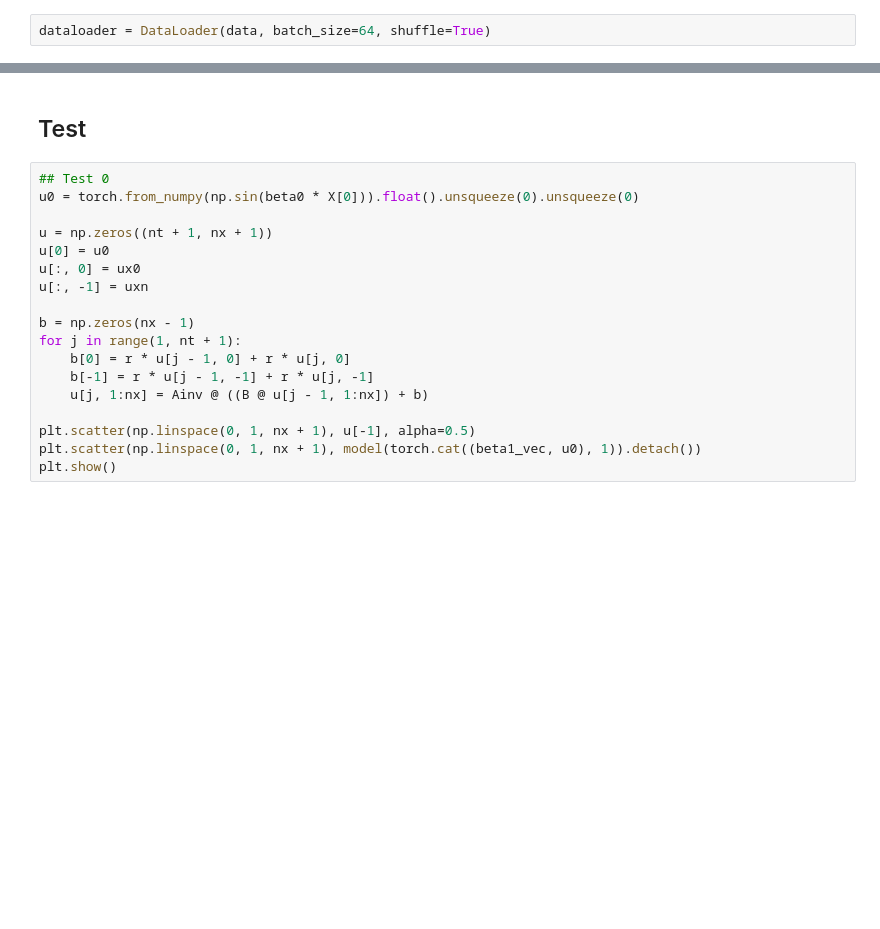
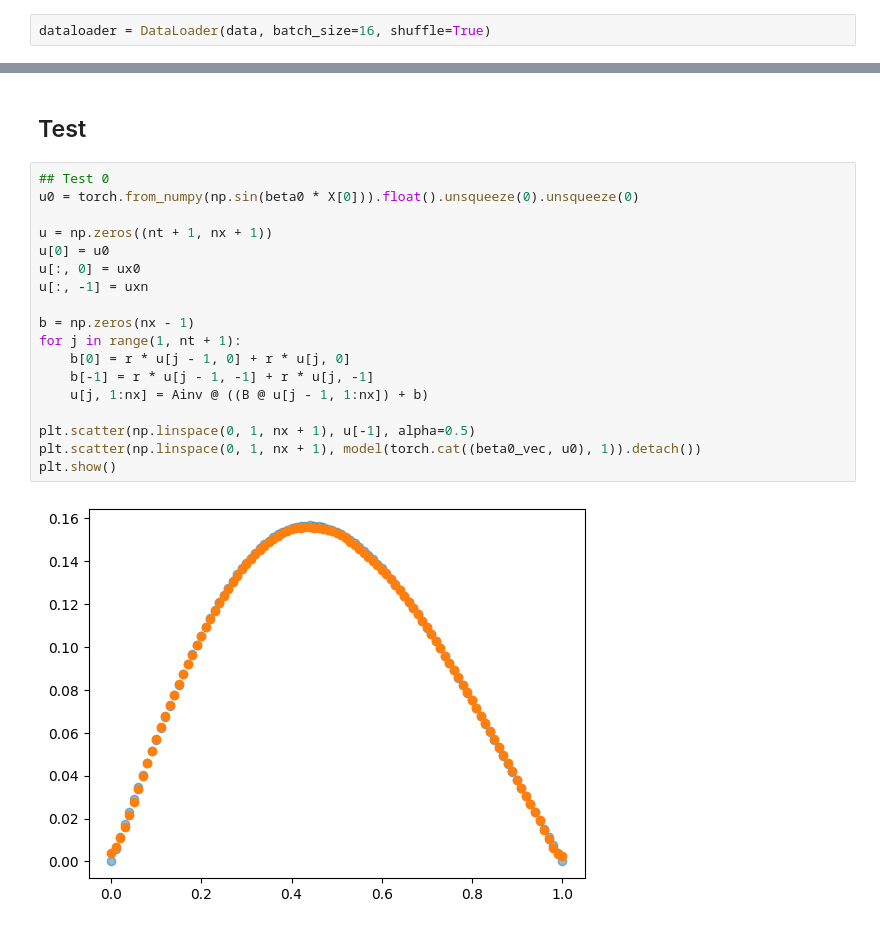
Before and after one commit to Hrrsmjd/fourier_neural_operator, a Jupyter notebook: temp/fourier_1d_heat_equation.ipynb, the cells around one changed output, grey strips where cells are left out. Saved outputs shown, nothing was run; the diff lists cells and outputs as text; blank space fills up the shorter version.

```diff
--- a/temp/fourier_1d_heat_equation.ipynb
+++ b/temp/fourier_1d_heat_equation.ipynb
@@ -137,5 +160,5 @@ data[0][0].shape
 # %%
-dataloader = DataLoader(data, batch_size=64, shuffle=True)
+dataloader = DataLoader(data, batch_size=16, shuffle=True)
 # %% [markdown]
 ## Build Network
 # %%
@@ -456,21 +510,23 @@ print("Done!")
 # %%
 ## Test 0
 u0 = torch.from_numpy(np.sin(beta0 * X[0])).float().unsqueeze(0).unsqueeze(0)
 
 u = np.zeros((nt + 1, nx + 1))
 u[0] = u0
 u[:, 0] = ux0
 u[:, -1] = uxn
 
 b = np.zeros(nx - 1)
 for j in range(1, nt + 1):
     b[0] = r * u[j - 1, 0] + r * u[j, 0]
     b[-1] = r * u[j - 1, -1] + r * u[j, -1]
     u[j, 1:nx] = Ainv @ ((B @ u[j - 1, 1:nx]) + b)
 
 plt.scatter(np.linspace(0, 1, nx + 1), u[-1], alpha=0.5)
-plt.scatter(np.linspace(0, 1, nx + 1), model(torch.cat((beta1_vec, u0), 1)).detach())
+plt.scatter(np.linspace(0, 1, nx + 1), model(torch.cat((beta0_vec, u0), 1)).detach())
 plt.show()
+# %% [output]
+[figure, added]
 # %%
 ## Test 1
 u0 = torch.from_numpy(np.sin(beta1 * X[0])).float().unsqueeze(0).unsqueeze(0)
```
Also changed, not shown: parts of 18 cells of this notebook.
